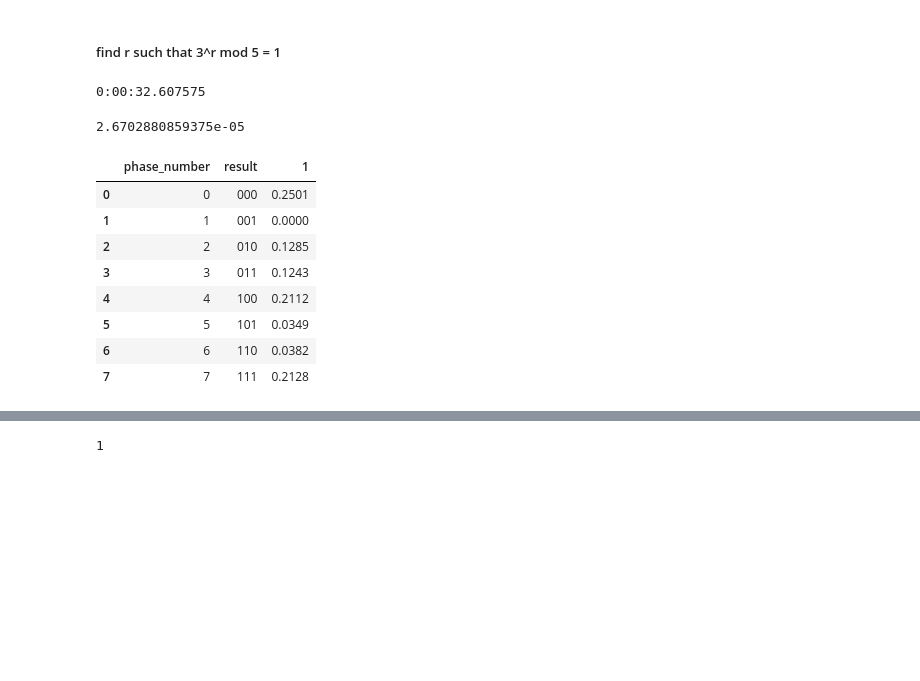
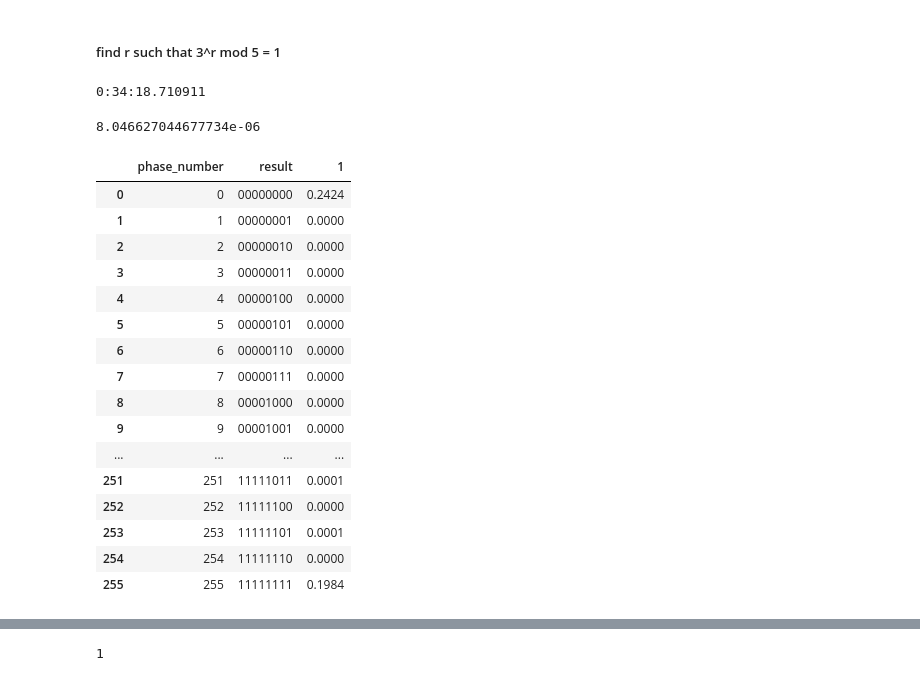
Before and after one commit to Anatoly-Antipov/QuantumOperations, a Jupyter notebook: Test.ipynb, the cells around one changed output, grey strips where cells are left out. Saved outputs shown, nothing was run; the diff lists cells and outputs as text; code cells hidden in the pictures; blank space fills up the shorter version.

```diff
--- a/Test.ipynb
+++ b/Test.ipynb
@@ -349,15 +349,16 @@ restriction = False,     z = 7, [m,N] = [7,7]: z*m mod N = 7*7 mod 7 = 0000
 #### MODULAR_EXPONENTIATION
 # %%
 bits_for_register_with_a_number = 3
+bits_for_x_register = 3
 
 # wires
-wires=[i for i in range(bits_for_register_with_a_number*6+2)]
+wires=[i for i in range(bits_for_x_register+bits_for_register_with_a_number*5+2)]
 
 # device
 dev = qml.device('default.qubit', wires=wires, shots=100, analytic=None)
 
 # circuit
-def func(N,y,input_):
+def func(N,y,n_x,input_):
 
     # insert input
     for i in range(len(wires)):
@@ -365,7 +366,7 @@ def func(N,y,input_):
             qml.PauliX(wires=wires[i])
 
     # circuit
-    q.MODULAR_EXPONENTIATION(N,y,wires=wires)
+    q.MODULAR_EXPONENTIATION(N,y,n_x,wires=wires)
 
     return qml.probs(wires)
 
@@ -488,15 +489,16 @@ array([['|00>', '(0.49999999999999983+1.9626155733547187e-17j)'],
 ##### find r such that 3^r mod 5 = 1
 # %%
 bits_for_register_with_a_number = 3
+bits_for_x_register = 2*bits_for_register_with_a_number + 2
 
 # wires
-wires=[i for i in range(bits_for_register_with_a_number*6+2)]
+wires=[i for i in range(bits_for_x_register+bits_for_register_with_a_number*5+2)]
 
 # device
 dev = qml.device('default.qubit', wires=wires, shots=10000, analytic=None)
 
 # circuit
-def func(N,y,input_):
+def func(N,y,n_x,input_):
 
     # insert input
     for i in range(len(wires)):
@@ -504,7 +506,7 @@ def func(N,y,input_):
             qml.PauliX(wires=wires[i])
 
     # circuit
-    q.Order_Finding(N,y,wires=wires)
+    q.Order_Finding(N,y,n_x,wires=wires)
 
     return qml.probs(wires)
 
@@ -516,36 +518,44 @@ start = datetime.datetime.now()
 
 states = c.states_vector(wires)
 # don't forget to set register wires_N in accordance to N's value
-measurements = circuit(5,3,[0,0,0,1,0,0,0,0,0,0,0,0,0,0,0,0,1,0,1,0])
+measurements = circuit(5,3,bits_for_x_register,[0 for i in range(bits_for_x_register)] + [1,0,0] + [0,0,0] + [0,0,0,0] + [0,0,0] + [1,0,1] + [0])
 
 res = np.vstack([states,measurements]).T
 
 end = datetime.datetime.now()
 print(end-start)
 # %% [output]
-0:00:32.607575
+0:34:18.710911
 # %%
 len(np.where(measurements>0)[0]) / len(measurements)
 # %% [output]
-2.6702880859375e-05
+8.046627044677734e-06
 # %%
 res = pd.DataFrame(res)
-res['result'] = res[0].str.slice(start=3,stop=0,step=-1)
+res['result'] = res[0].str.slice(start=bits_for_x_register,stop=0,step=-1)
 res[1] = res[1].astype('float')
 
 res_gb = res[['result',1]].groupby(['result']).sum().reset_index()
 res_gb = res_gb.reset_index().rename(columns={'index':'phase_number'})
 res_gb
 # %% [output]
 |  | phase_number | result | 1 |
-| 0 | 0 | 000 | 0.2501 |
-| 1 | 1 | 001 | 0.0000 |
-| 2 | 2 | 010 | 0.1285 |
-| 3 | 3 | 011 | 0.1243 |
-| 4 | 4 | 100 | 0.2112 |
-| 5 | 5 | 101 | 0.0349 |
-| 6 | 6 | 110 | 0.0382 |
-| 7 | 7 | 111 | 0.2128 |
+| 0 | 0 | 00000000 | 0.2424 |
+| 1 | 1 | 00000001 | 0.0000 |
+| 2 | 2 | 00000010 | 0.0000 |
+| 3 | 3 | 00000011 | 0.0000 |
+| 4 | 4 | 00000100 | 0.0000 |
+| 5 | 5 | 00000101 | 0.0000 |
+| 6 | 6 | 00000110 | 0.0000 |
+| 7 | 7 | 00000111 | 0.0000 |
+| 8 | 8 | 00001000 | 0.0000 |
+| 9 | 9 | 00001001 | 0.0000 |
+| ... | ... | ... | ... |
+| 251 | 251 | 11111011 | 0.0001 |
+| 252 | 252 | 11111100 | 0.0000 |
+| 253 | 253 | 11111101 | 0.0001 |
+| 254 | 254 | 11111110 | 0.0000 |
+| 255 | 255 | 11111111 | 0.1984 |
 # %%
 plt.bar(res_gb['phase_number'],res_gb[1])
 # %% [output]
```
Also changed, not shown: parts of 12 cells of this notebook, 4 other files.
